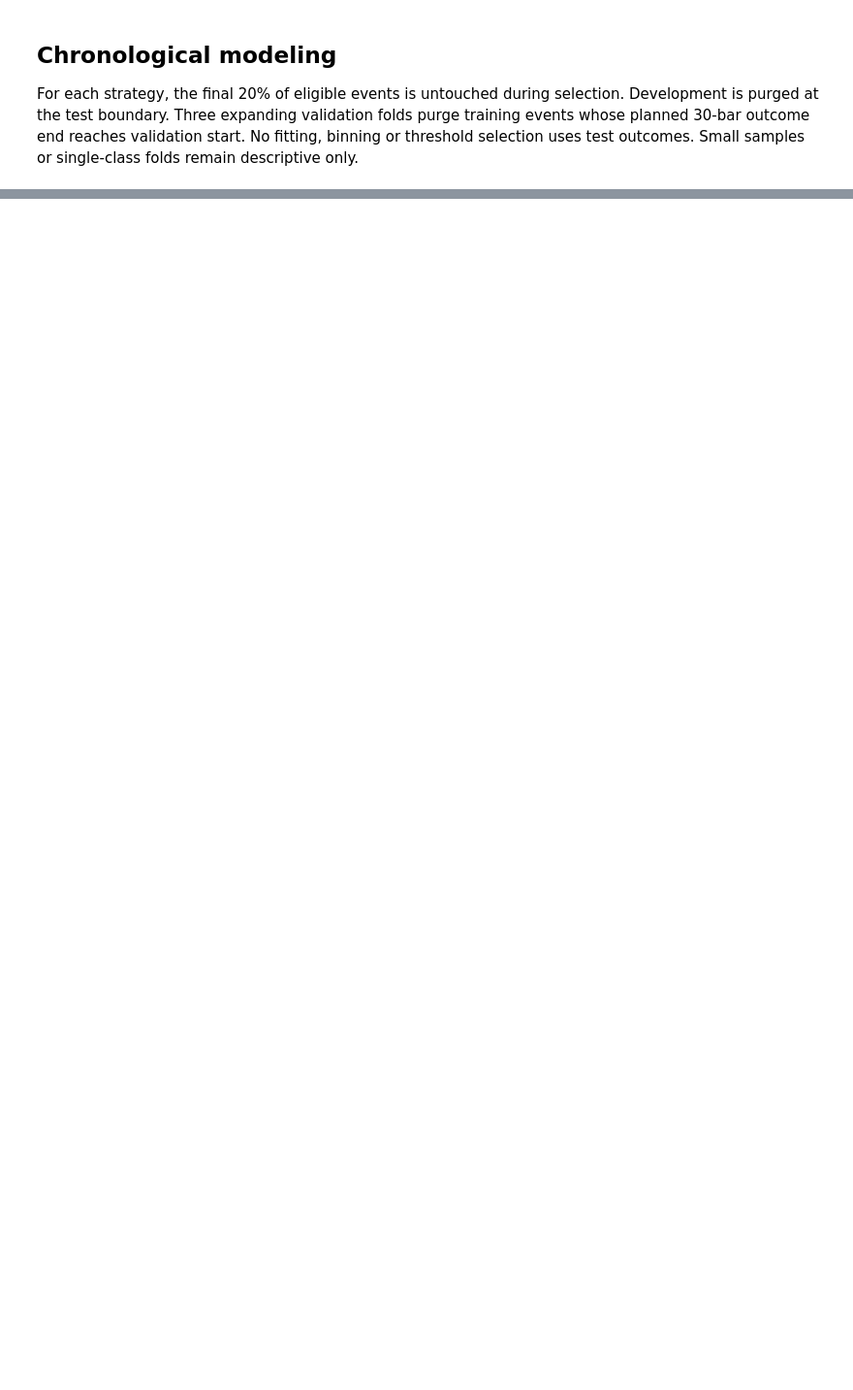
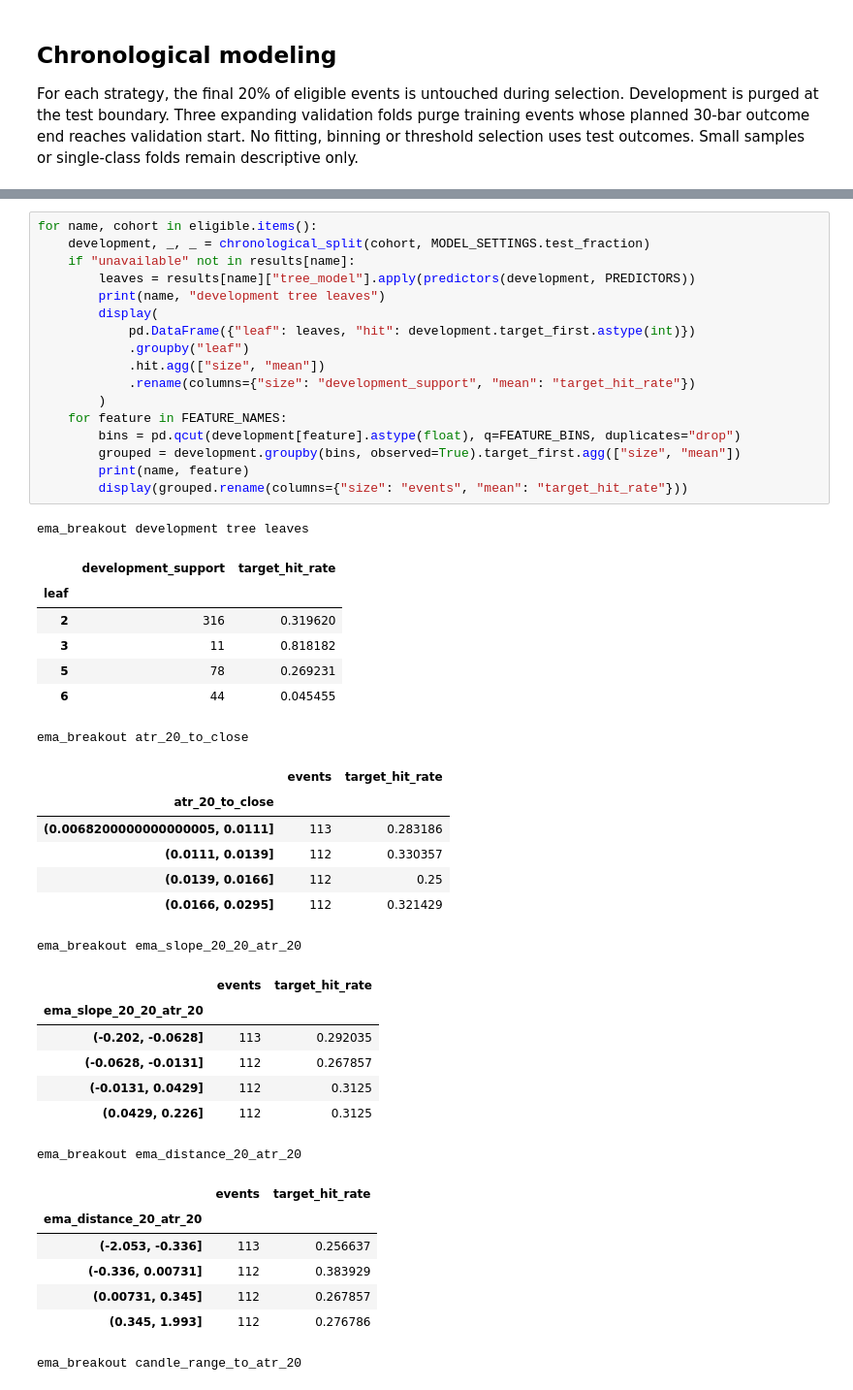
Before and after one commit to AmirJahani1380/breakout-signal-lab, a Jupyter notebook: ML/breakout_research.ipynb, the cells around one changed output, grey strips where cells are left out. Shown at 97% size. Saved outputs shown, nothing was run; the diff lists cells and outputs as text; blank space fills up the shorter version.

```diff
--- a/ML/breakout_research.ipynb
+++ b/ML/breakout_research.ipynb
@@ -274,0 +610,47 @@ for name, frame in frames.items():
+# %%
+for name, cohort in eligible.items():
+    development, _, _ = chronological_split(cohort, MODEL_SETTINGS.test_fraction)
+    if "unavailable" not in results[name]:
+        leaves = results[name]["tree_model"].apply(predictors(development, PREDICTORS))
+        print(name, "development tree leaves")
+        display(
+            pd.DataFrame({"leaf": leaves, "hit": development.target_first.astype(int)})
+            .groupby("leaf")
+            .hit.agg(["size", "mean"])
+            .rename(columns={"size": "development_support", "mean": "target_hit_rate"})
+        )
+    for feature in FEATURE_NAMES:
+        bins = pd.qcut(development[feature].astype(float), q=FEATURE_BINS, duplicates="drop")
+        grouped = development.groupby(bins, observed=True).target_first.agg(["size", "mean"])
+        print(name, feature)
+        display(grouped.rename(columns={"size": "events", "mean": "target_hit_rate"}))
+# %% [output]
+ema_breakout development tree leaves
+|  | development_support | target_hit_rate |
+| leaf |  |  |
+| 2 | 316 | 0.319620 |
+| 3 | 11 | 0.818182 |
+| 5 | 78 | 0.269231 |
+| 6 | 44 | 0.045455 |
+ema_breakout atr_20_to_close
+|  | events | target_hit_rate |
+| atr_20_to_close |  |  |
+| (0.0068200000000000005, 0.0111] | 113 | 0.283186 |
+| (0.0111, 0.0139] | 112 | 0.330357 |
+| (0.0139, 0.0166] | 112 | 0.25 |
+| (0.0166, 0.0295] | 112 | 0.321429 |
+ema_breakout ema_slope_20_20_atr_20
+|  | events | target_hit_rate |
+| ema_slope_20_20_atr_20 |  |  |
+| (-0.202, -0.0628] | 113 | 0.292035 |
+| (-0.0628, -0.0131] | 112 | 0.267857 |
+| (-0.0131, 0.0429] | 112 | 0.3125 |
+| (0.0429, 0.226] | 112 | 0.3125 |
+ema_breakout ema_distance_20_atr_20
+|  | events | target_hit_rate |
+| ema_distance_20_atr_20 |  |  |
+| (-2.053, -0.336] | 113 | 0.256637 |
+| (-0.336, 0.00731] | 112 | 0.383929 |
+| (0.00731, 0.345] | 112 | 0.267857 |
+| (0.345, 1.993] | 112 | 0.276786 |
+ema_breakout candle_range_to_atr_20
```
Also changed, not shown: parts of 12 cells of this notebook, 11 other files.
